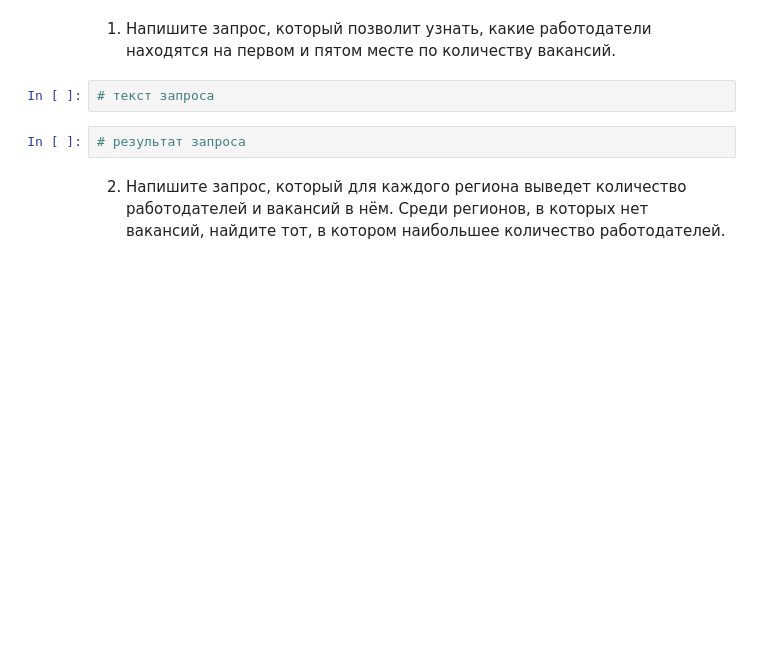
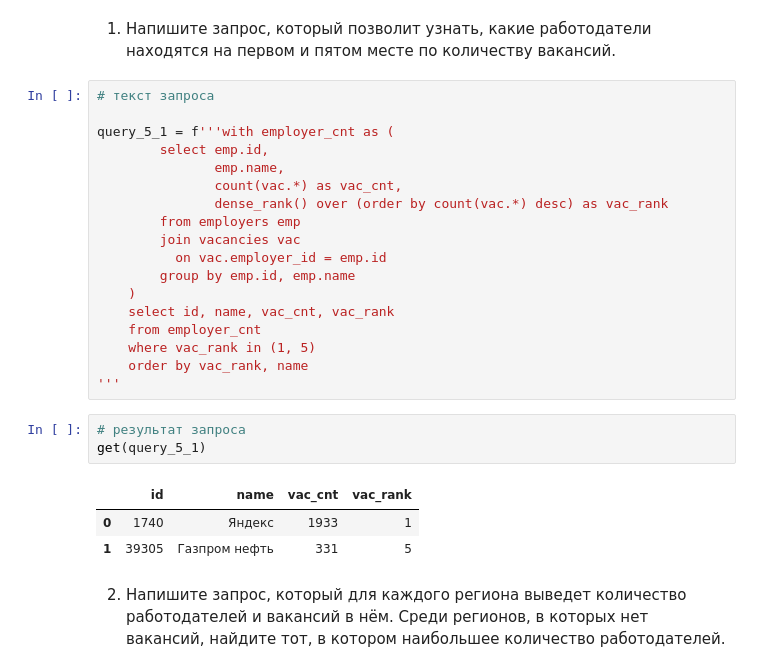
Before and after one commit to k0rsair/sql_skill_factory, a Jupyter notebook: Project_SQL_Ноутбук_шаблон.ipynb, the cells around one changed output. Saved outputs shown, nothing was run; the diff lists cells and outputs as text; blank space fills up the shorter version.

```diff
--- a/Project_SQL_Ноутбук_шаблон.ipynb
+++ b/Project_SQL_Ноутбук_шаблон.ipynb
@@ -101,8 +215,29 @@ query_3_1 = f'''
 1. Напишите запрос, который позволит узнать, какие работодатели находятся на первом и пятом месте по количеству вакансий.
 # %%
 # текст запроса
+
+query_5_1 = f'''with employer_cnt as (
+        select emp.id,
+               emp.name,
+               count(vac.*) as vac_cnt,
+               dense_rank() over (order by count(vac.*) desc) as vac_rank
+        from employers emp
+        join vacancies vac
+          on vac.employer_id = emp.id
+        group by emp.id, emp.name
+    )
+    select id, name, vac_cnt, vac_rank
+    from employer_cnt
+    where vac_rank in (1, 5)
+    order by vac_rank, name
+'''
 # %%
 # результат запроса
+get(query_5_1)
+# %% [output]
+|  | id | name | vac_cnt | vac_rank |
+| 0 | 1740 | Яндекс | 1933 | 1 |
+| 1 | 39305 | Газпром нефть | 331 | 5 |
 # %% [markdown]
 2. Напишите запрос, который для каждого региона выведет количество работодателей и вакансий в нём.
 Среди регионов, в которых нет вакансий, найдите тот, в котором наибольшее количество работодателей.
```
Also changed, not shown: parts of 22 cells of this notebook.
